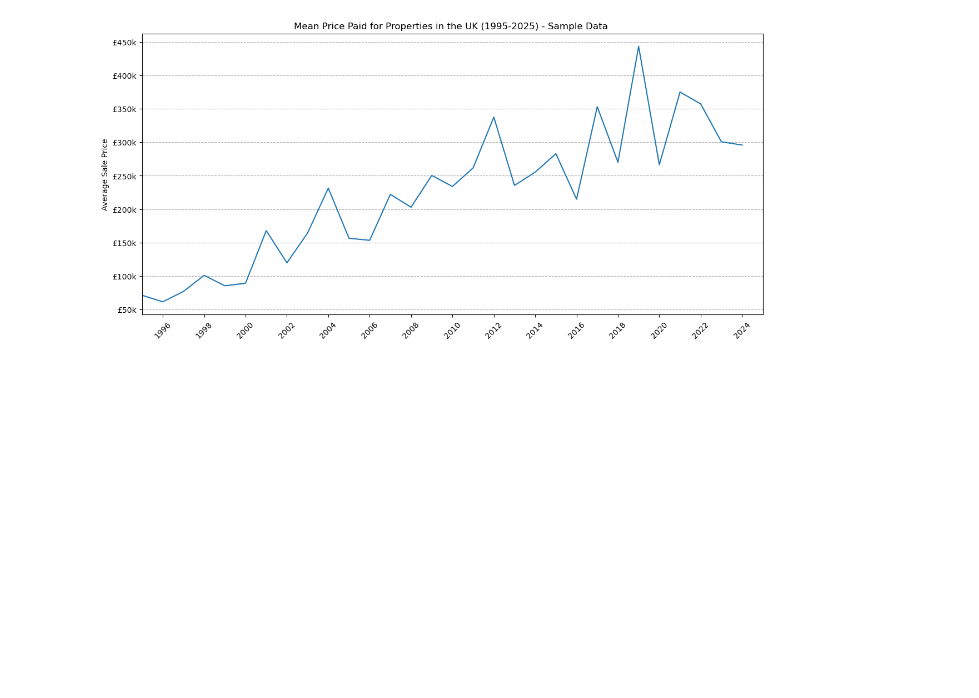
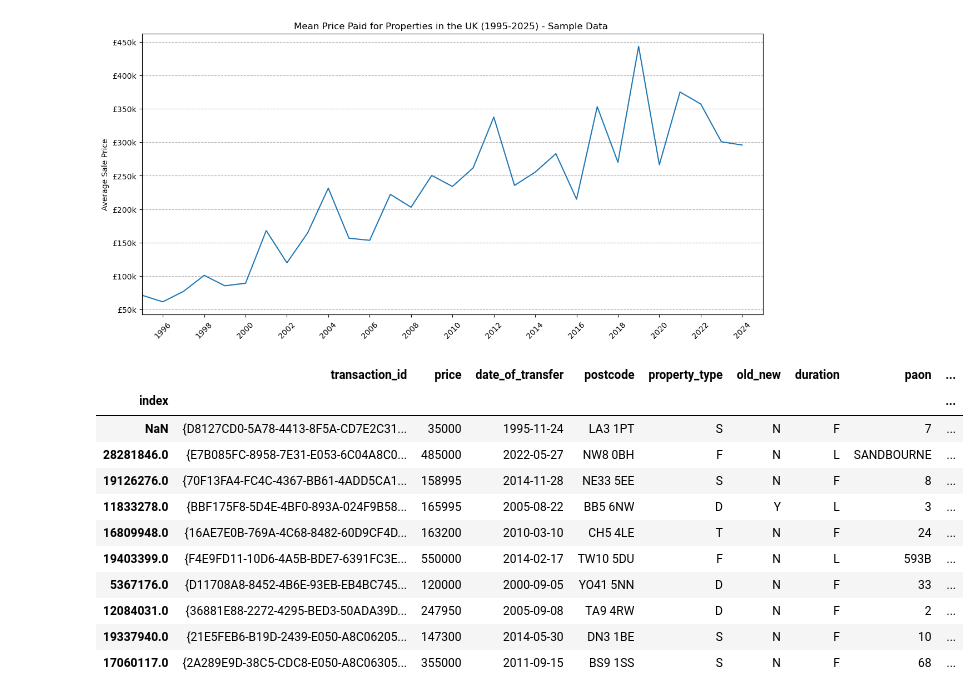
Before and after one commit to HJR41/UK-House-Sale-Analysis-v1, a Jupyter notebook: 1_Tests/6_price_over_time.ipynb, the cells around one changed output. Cells and saved outputs as stored; diff of their text form; code cells hidden in the pictures; blank space fills up the shorter version.

```diff
--- a/1_Tests/6_price_over_time.ipynb
+++ b/1_Tests/6_price_over_time.ipynb
@@ -5,7 +5,7 @@ import numpy as np
 import matplotlib.pyplot as plt
 
 # Will work on dynamically setting filepath soon
-file_path = "csv\cleaned_csv\pp-test-1000prems_cleaned_data.csv"
+file_path = "csv/cleaned_csv/pp-test-1000prems_cleaned_data.csv"
 
 df = pd.read_csv(file_path, index_col=0)
 # clean up date
@@ -39,3 +39,18 @@ plt.title(f'{average_type} Price Paid for Properties in the UK (1995-2025) - Sam
 plt.show()
 # %% [output]
 [figure]
+# %%
+df.head(10)
+# %% [output]
+|  | transaction_id | price | date_of_transfer | postcode | property_type | old_new | duration | paon | ... |
+| index |  |  |  |  |  |  |  |  | ... |
+| NaN | {D8127CD0-5A78-4413-8F5A-CD7E2C31... | 35000 | 1995-11-24 | LA3 1PT | S | N | F | 7 | ... |
+| 28281846.0 | {E7B085FC-8958-7E31-E053-6C04A8C0... | 485000 | 2022-05-27 | NW8 0BH | F | N | L | SANDBOURNE | ... |
+| 19126276.0 | {70F13FA4-FC4C-4367-BB61-4ADD5CA1... | 158995 | 2014-11-28 | NE33 5EE | S | N | F | 8 | ... |
+| 11833278.0 | {BBF175F8-5D4E-4BF0-893A-024F9B58... | 165995 | 2005-08-22 | BB5 6NW | D | Y | L | 3 | ... |
+| 16809948.0 | {16AE7E0B-769A-4C68-8482-60D9CF4D... | 163200 | 2010-03-10 | CH5 4LE | T | N | F | 24 | ... |
+| 19403399.0 | {F4E9FD11-10D6-4A5B-BDE7-6391FC3E... | 550000 | 2014-02-17 | TW10 5DU | F | N | L | 593B | ... |
+| 5367176.0 | {D11708A8-8452-4B6E-93EB-EB4BC745... | 120000 | 2000-09-05 | YO41 5NN | D | N | F | 33 | ... |
+| 12084031.0 | {36881E88-2272-4295-BED3-50ADA39D... | 247950 | 2005-09-08 | TA9 4RW | D | N | F | 2 | ... |
+| 19337940.0 | {21E5FEB6-B19D-2439-E050-A8C06205... | 147300 | 2014-05-30 | DN3 1BE | S | N | F | 10 | ... |
+| 17060117.0 | {2A289E9D-38C5-CDC8-E050-A8C06305... | 355000 | 2011-09-15 | BS9 1SS | S | N | F | 68 | ... |
```
Also changed, not shown: 1 other file.
